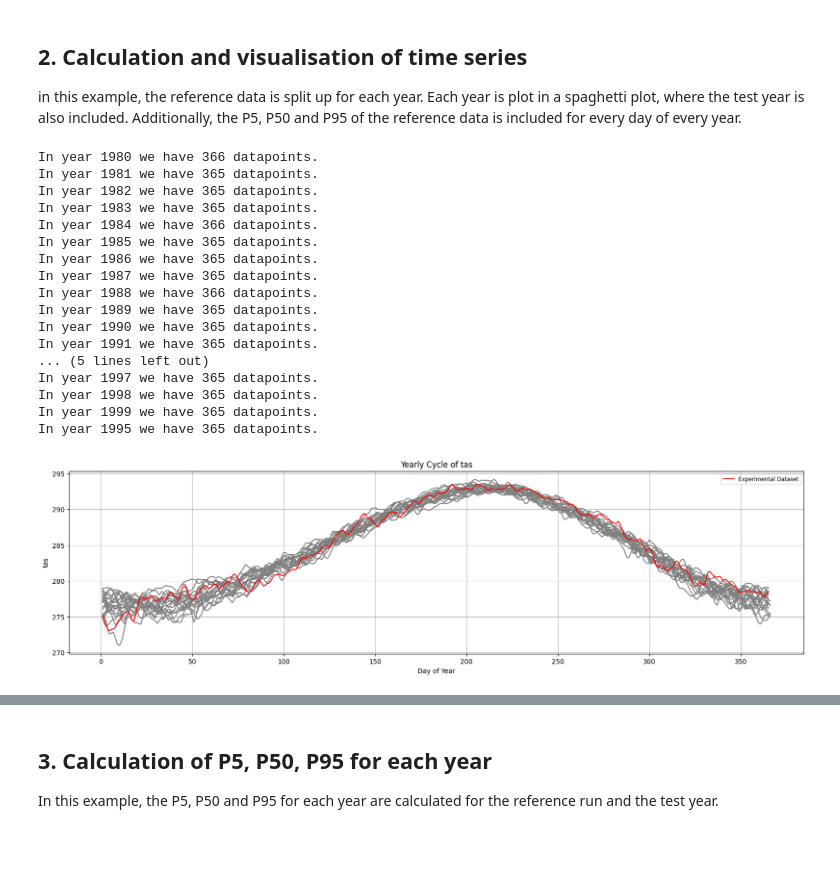
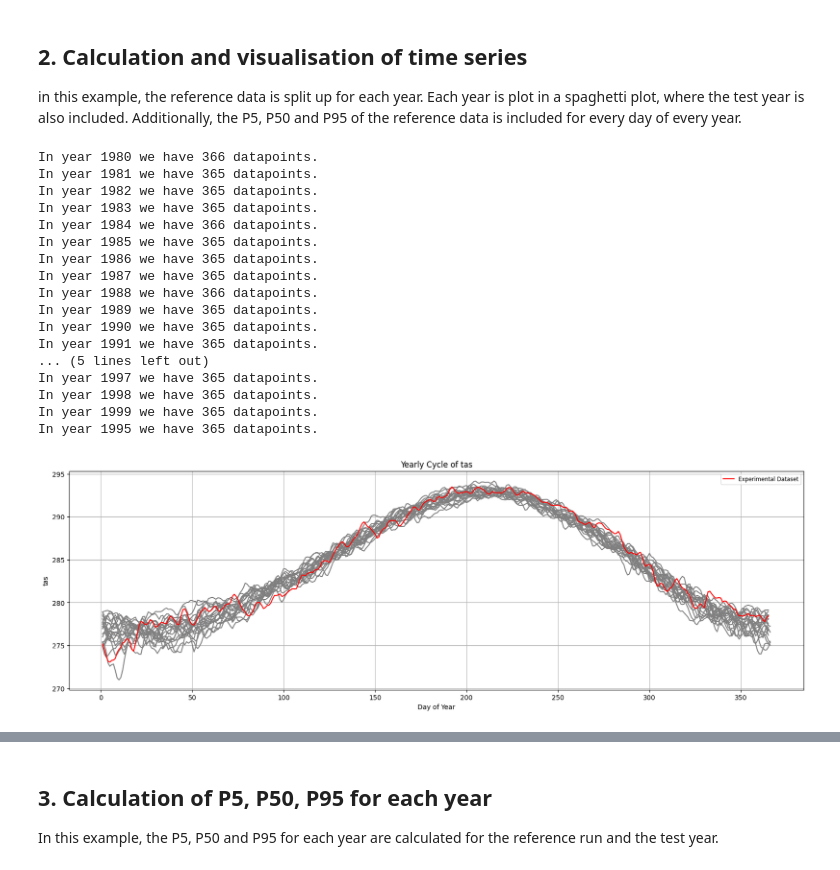
Before and after one commit to CORDEX-be2/ValEnsPy, a Jupyter notebook: evaluation_cclm/cclm_gcm_evaluation_EUR11.ipynb, the cells around one changed output, grey strips where cells are left out. Saved outputs shown, nothing was run; the diff lists cells and outputs as text; code cells hidden in the pictures; blank space fills up the shorter version.

Commit message:
Generalize functions: temporal and spatial statistics

```diff
--- a/evaluation_cclm/cclm_gcm_evaluation_EUR11.ipynb
+++ b/evaluation_cclm/cclm_gcm_evaluation_EUR11.ipynb
@@ -76,7 +79,7 @@ def get_spaghetti_GLUE(ds_eval: xr.Dataset, ds_exp: xr.Dataset, variable: str):
     Returns:
         None: Displays the plot.
     """
-    plt.figure(figsize = (20,5))
+    plt.figure(figsize = (20,6))
 
     # Exctract unique years
     years_eval = np.unique(pd.to_datetime(ds_eval.time).year)
@@ -181,7 +184,7 @@ def crop_outer_box(da: xr.DataArray, n_points: int = 10) -> xr.DataArray:
 ## 2. Running
 # %%
 experiment = "CB2_CCLM_EUR11_EC-Earth_test"
-da_exp = manager.load_data(model, [variable], freq="monthly", path_identifiers=[experiment, daily_statistic])
+da_exp = manager.load_data(model, [variable], freq="daily", path_identifiers=[experiment, daily_statistic])
 da_exp
 # %% [output]
 File paths found:
@@ -288,7 +290,7 @@ dataset :
 CCLM
 # %%
 experiment = "CB2_CCLM_EUR11_ERA5_evaluation"
-da_eval = manager.load_data(model, [variable], period = [1980,1999], freq="monthly", path_identifiers=[experiment,daily_statistic])
+da_eval = manager.load_data(model, [variable], period = [1980,1985], freq="daily", path_identifiers=[experiment,daily_statistic, 'test_parallel'])
 da_eval
 # for 3 years: took around 3.5 minutes: 3 for finding folder 20s for loading data
 # for 20 years: took around 6.20 minutes
@@ -471,26 +373,26 @@ period :
 in this example, the reference data is split up for each year. Each year is plot in a spaghetti plot, where the test year is also included.
 Additionally, the P5, P50 and P95 of the reference data is included for every day of every year.
 # %%
-ds_test = get_spaghetti_GLUE(ds_mean_eval, ds_mean_exp, variable = 'tas')
+get_spaghetti_GLUE(ds_mean_eval, ds_mean_exp, variable = 'tas')
 # %% [output]
 In year 1980 we have 366 datapoints.
 In year 1981 we have 365 datapoints.
 In year 1982 we have 365 datapoints.
 In year 1983 we have 365 datapoints.
 In year 1984 we have 366 datapoints.
 In year 1985 we have 365 datapoints.
 In year 1986 we have 365 datapoints.
 In year 1987 we have 365 datapoints.
 In year 1988 we have 366 datapoints.
 In year 1989 we have 365 datapoints.
 In year 1990 we have 365 datapoints.
 In year 1991 we have 365 datapoints.
 ... (5 lines left out)
 In year 1997 we have 365 datapoints.
 In year 1998 we have 365 datapoints.
 In year 1999 we have 365 datapoints.
 In year 1995 we have 365 datapoints.
-[figure, old version]
+[figure, new version]
 # %%
 # d_rankyears = rank_years(ds_mean_eval.groupby('time.year').mean()[1:-1])
 # d_rankyears
```
Also changed, not shown: parts of 15 cells of this notebook.
